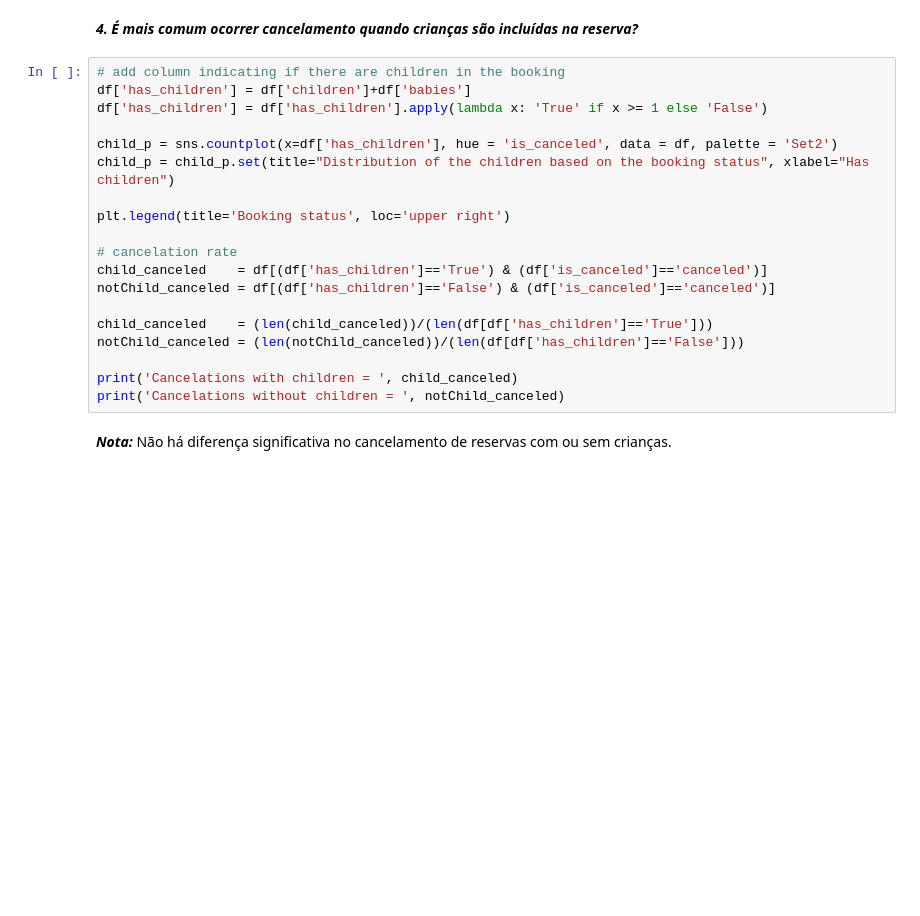
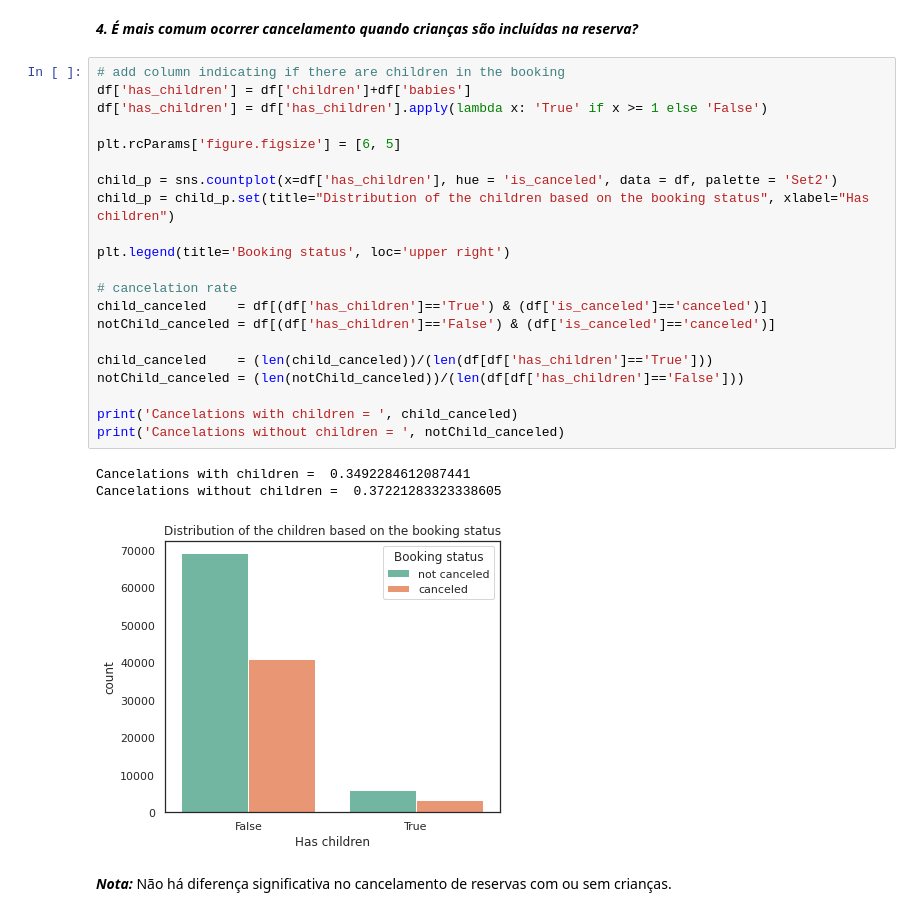
Before and after one commit to JaineBudke/Hotel-Booking-Demand, a Jupyter notebook: Exploratory_Analysis.ipynb, the cells around one changed output. Drawn from its saved outputs; the diff is of its cells as text; blank space fills up the shorter version.

```diff
--- a/Exploratory_Analysis.ipynb
+++ b/Exploratory_Analysis.ipynb
@@ -131,22 +171,28 @@ plt.legend(title='Booking status', loc='upper right')
 # %%
 # add column indicating if there are children in the booking
 df['has_children'] = df['children']+df['babies']
 df['has_children'] = df['has_children'].apply(lambda x: 'True' if x >= 1 else 'False')
+
+plt.rcParams['figure.figsize'] = [6, 5]
 
 child_p = sns.countplot(x=df['has_children'], hue = 'is_canceled', data = df, palette = 'Set2')
 child_p = child_p.set(title="Distribution of the children based on the booking status", xlabel="Has children")
 
 plt.legend(title='Booking status', loc='upper right')
 
 # cancelation rate
 child_canceled    = df[(df['has_children']=='True') & (df['is_canceled']=='canceled')]
 notChild_canceled = df[(df['has_children']=='False') & (df['is_canceled']=='canceled')]
 
 child_canceled    = (len(child_canceled))/(len(df[df['has_children']=='True']))
 notChild_canceled = (len(notChild_canceled))/(len(df[df['has_children']=='False']))
 
 print('Cancelations with children = ', child_canceled)
 print('Cancelations without children = ', notChild_canceled)
+# %% [output]
+Cancelations with children =  0.3492284612087441
+Cancelations without children =  0.37221283323338605
+[figure, added]
 # %% [markdown]
 ***Nota:*** Não há diferença significativa no cancelamento de reservas com ou sem crianças.
 # %% [markdown]
```
Also changed, not shown: parts of 20 cells of this notebook.
